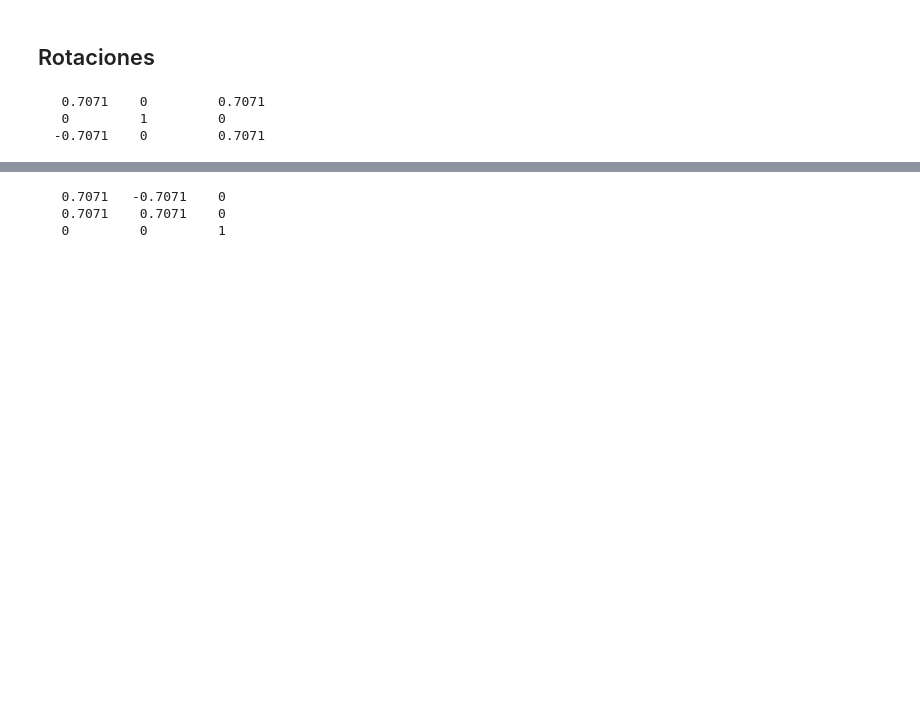
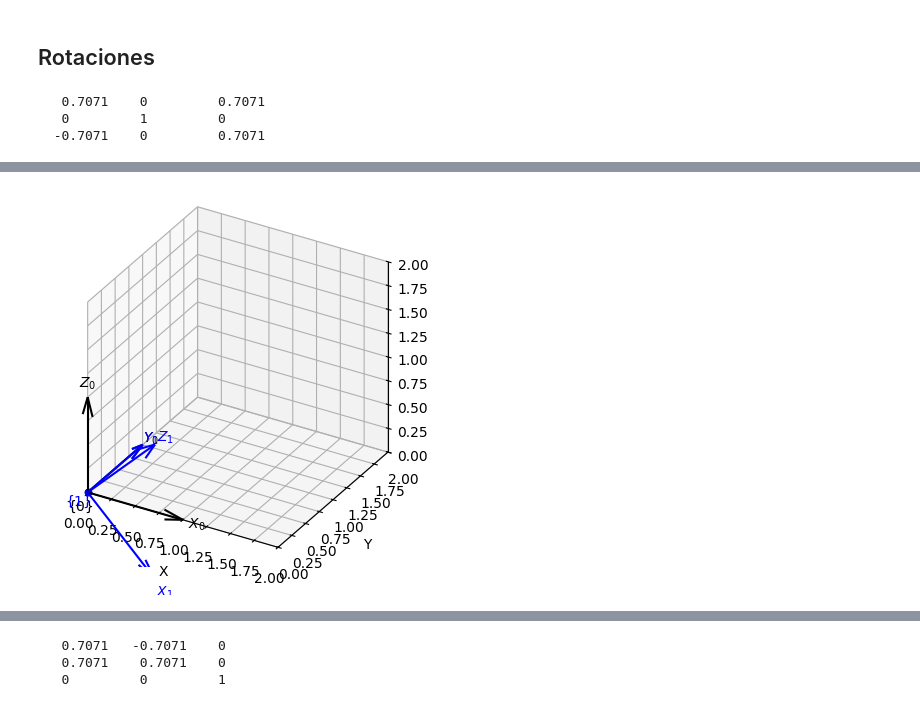
Before and after one commit to mhirak/FundamentosDeRobotica, a Jupyter notebook: Practica 1 - Transformaciones.ipynb, the cells around one changed output, grey strips where cells are left out. Cells and saved outputs as stored; diff of their text form; code cells hidden in the pictures; blank space fills up the shorter version.

```diff
--- a/Practica 1 - Transformaciones.ipynb
+++ b/Practica 1 - Transformaciones.ipynb
@@ -131,7 +126,6 @@ R1
    0         1         0
   -0.7071    0         0.7071
 # %%
-plt.figure()
 SE3().plot(frame='0', color='black', dims=[0,2])
 R1.plot(frame='1')
 # %% [output]
@@ -142,3 +132,4 @@ R1.plot(frame='1')
+[figure, added]
 # %%
 R2 = R1 * R1
 R2.plot(frame='2', color = 'red')
```
Also changed, not shown: parts of 30 cells of this notebook.
